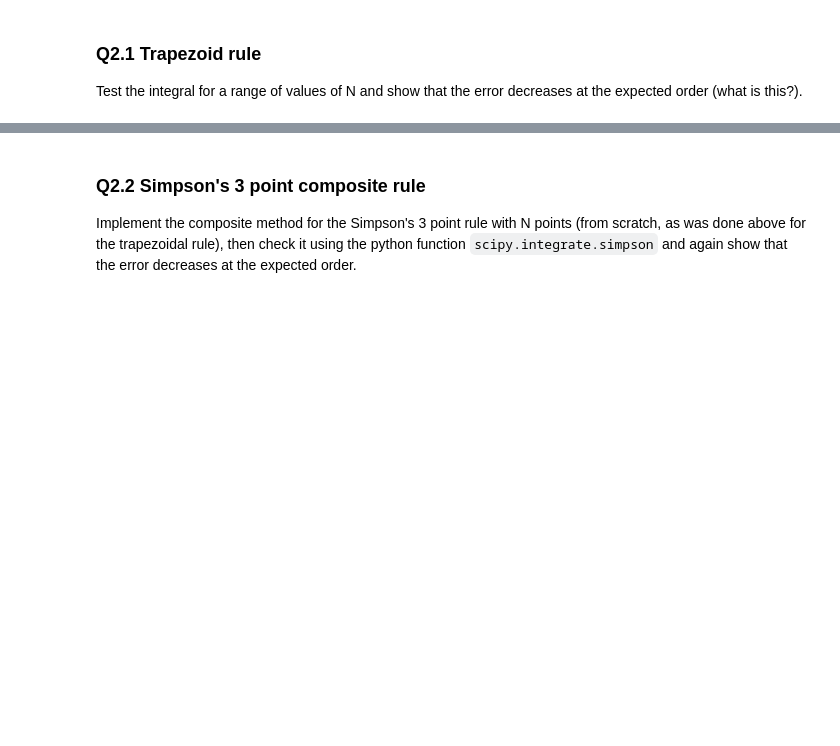
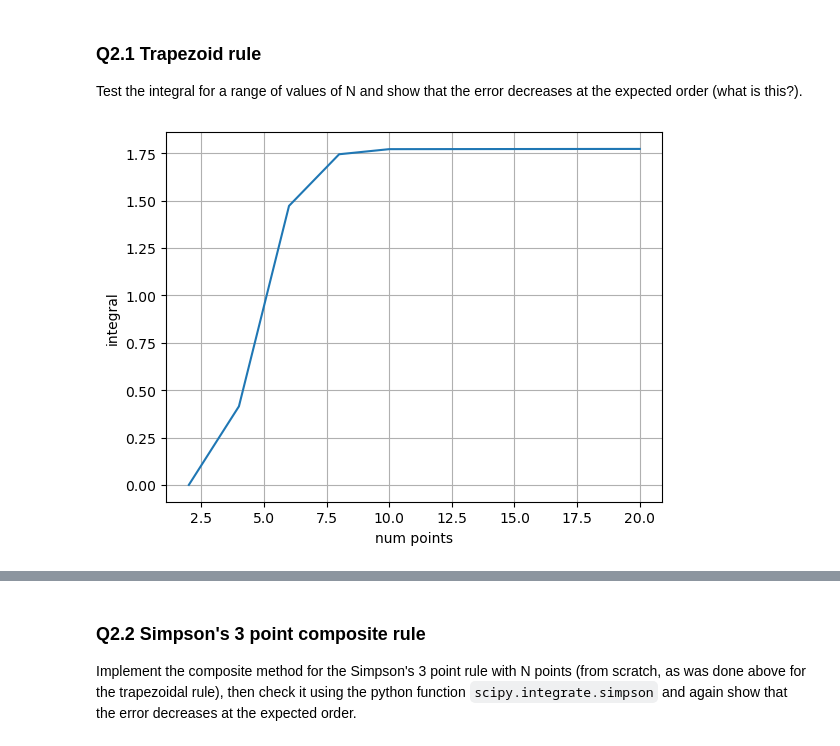
Before and after one commit to VeatrikiVas/TopicsInSciComp, a Jupyter notebook: Notebooks/Week9_LabExercises.ipynb, the cells around one changed output, grey strips where cells are left out. Cells and saved outputs as stored; diff of their text form; code cells hidden in the pictures; blank space fills up the shorter version.

```diff
--- a/Notebooks/Week9_LabExercises.ipynb
+++ b/Notebooks/Week9_LabExercises.ipynb
@@ -243,3 +265,20 @@ The integral with  10  points is  1.7712579642870152 1.7712579642870154
 Test the integral for a range of values of N and show that the error decreases at the expected order (what is this?).
 # %%
 # Your code here...
+
+num_points_vector = np.array([2,4,6,8,10,20]) # range of values of N
+size = np.size(num_points_vector)
+integrals = np.zeros_like(0.1*num_points_vector)
+errors = np.zeros_like(integrals)
+h_steps = np.zeros_like(integrals)
+
+for idx, num_points in enumerate(num_points_vector) :
+    integrals[idx] = get_test_integral(num_points)
+    h_steps[idx] = (b-a)/(num_points-1)
+
+plt.plot(num_points_vector, integrals)
+plt.xlabel("num points")
+plt.ylabel("integral")
+plt.grid()
+# %% [output]
+[figure, added]
```
Also changed, not shown: parts of 8 cells of this notebook.
